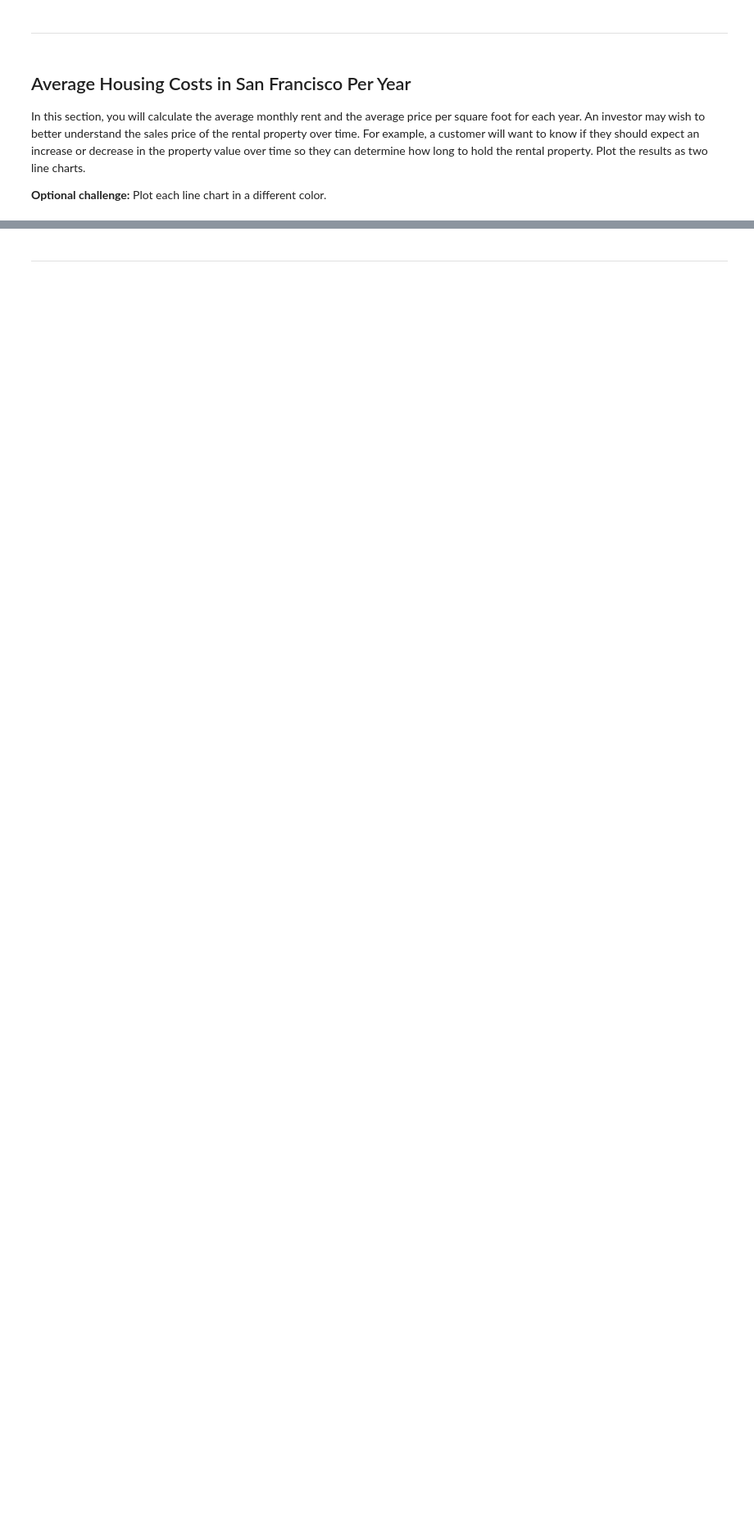
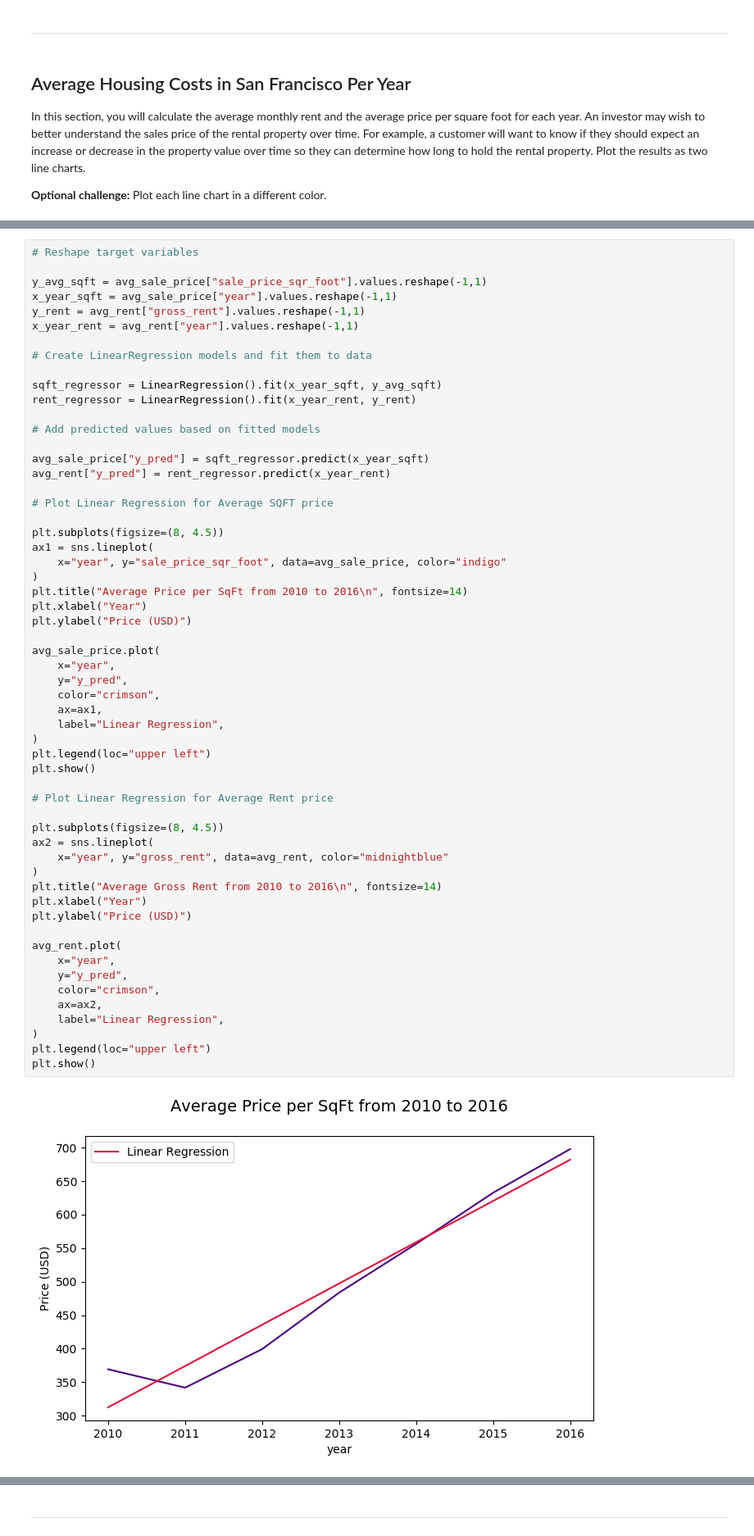
Before and after one commit to marko-londo/Real-Estate-Visualisations-Dashboard, a Jupyter notebook: rental_analysis.ipynb, the cells around one changed output, grey strips where cells are left out. Shown: that part at 82% size. Drawn from its saved outputs; the diff is of its cells as text; blank space fills up the shorter version.

```diff
--- a/rental_analysis.ipynb
+++ b/rental_analysis.ipynb
@@ -101,0 +112,59 @@ In this section, you will calculate the average monthly rent and the average pri
+# %%
+# Reshape target variables
+
+y_avg_sqft = avg_sale_price["sale_price_sqr_foot"].values.reshape(-1,1)
+x_year_sqft = avg_sale_price["year"].values.reshape(-1,1)
+y_rent = avg_rent["gross_rent"].values.reshape(-1,1)
+x_year_rent = avg_rent["year"].values.reshape(-1,1)
+
+# Create LinearRegression models and fit them to data
+
+sqft_regressor = LinearRegression().fit(x_year_sqft, y_avg_sqft)
+rent_regressor = LinearRegression().fit(x_year_rent, y_rent)
+
+# Add predicted values based on fitted models
+
+avg_sale_price["y_pred"] = sqft_regressor.predict(x_year_sqft)
+avg_rent["y_pred"] = rent_regressor.predict(x_year_rent)
+
+# Plot Linear Regression for Average SQFT price
+
+plt.subplots(figsize=(8, 4.5))
+ax1 = sns.lineplot(
+    x="year", y="sale_price_sqr_foot", data=avg_sale_price, color="indigo"
+)
+plt.title("Average Price per SqFt from 2010 to 2016\n", fontsize=14)
+plt.xlabel("Year")
+plt.ylabel("Price (USD)")
+
+avg_sale_price.plot(
+    x="year",
+    y="y_pred",
+    color="crimson",
+    ax=ax1,
+    label="Linear Regression",
+)
+plt.legend(loc="upper left")
+plt.show()
+
+# Plot Linear Regression for Average Rent price
+
+plt.subplots(figsize=(8, 4.5))
+ax2 = sns.lineplot(
+    x="year", y="gross_rent", data=avg_rent, color="midnightblue"
+)
+plt.title("Average Gross Rent from 2010 to 2016\n", fontsize=14)
+plt.xlabel("Year")
+plt.ylabel("Price (USD)")
+
+avg_rent.plot(
+    x="year",
+    y="y_pred",
+    color="crimson",
+    ax=ax2,
+    label="Linear Regression",
+)
+plt.legend(loc="upper left")
+plt.show()
+# %% [output]
+[figure, added]
```
Also changed, not shown: parts of 10 cells of this notebook, 1 other file.
